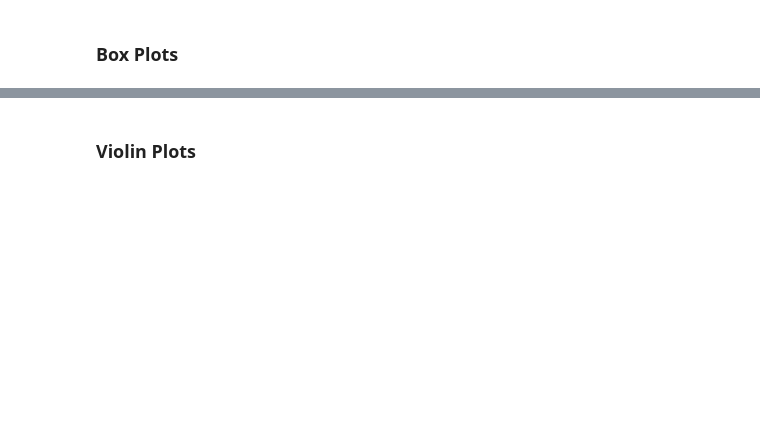
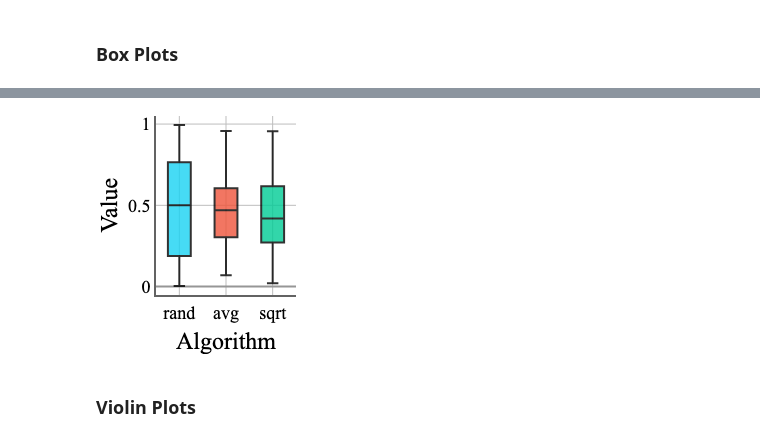
Before and after one commit to mogproject/easy-plotly, a Jupyter notebook: notebooks/01_Examples.ipynb, the cells around one changed output, grey strips where cells are left out. Cells and saved outputs as stored; diff of their text form; code cells hidden in the pictures; blank space fills up the shorter version.

```diff
--- a/notebooks/01_Examples.ipynb
+++ b/notebooks/01_Examples.ipynb
@@ -60,5 +62,5 @@ fig = ep.PlotlyFigure('../templates/box.yml', x_title='Algorithm', y_title='Valu
 fig.add_box(x=['rand'] * 100, y=[rand.random() for _ in range(100)], template=0)
 fig.add_box(x=['avg'] * 100, y=[(rand.random() + rand.random()) / 2 for _ in range(100)], template=1)
 fig.add_box(x=['sqrt'] * 100, y=[(rand.random() * rand.random()) ** 0.5 for _ in range(100)], template=2)
-fig.show()
+fig.to_png(show=True)
 # %% [output]
@@ -66,3 +67,4 @@ fig.show()
+[figure, added]
 # %% [markdown]
 ### Violin Plots
 # %%
```
Also changed, not shown: parts of 6 cells of this notebook, 1 other file.
